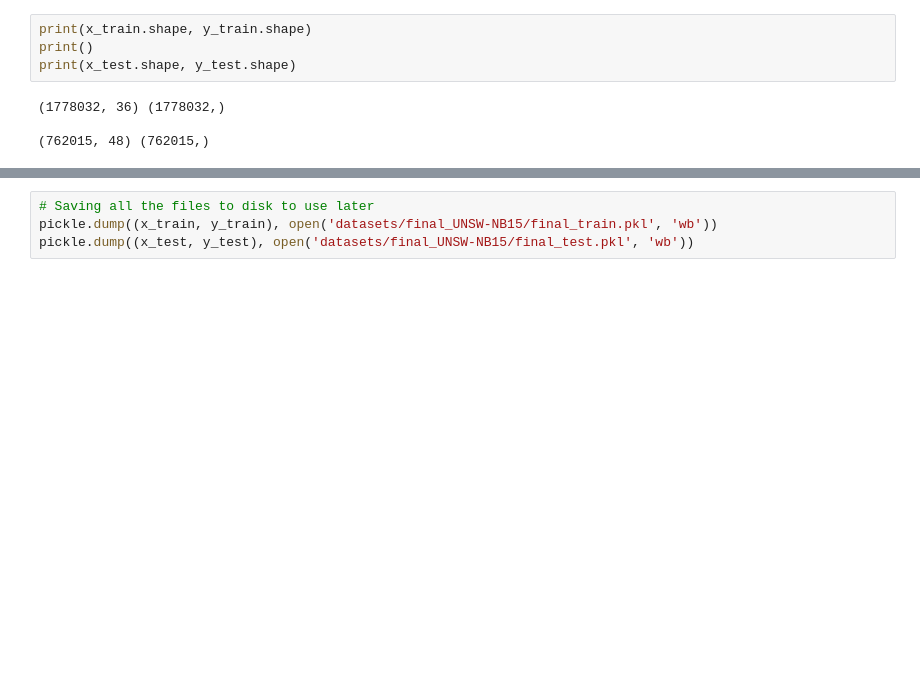
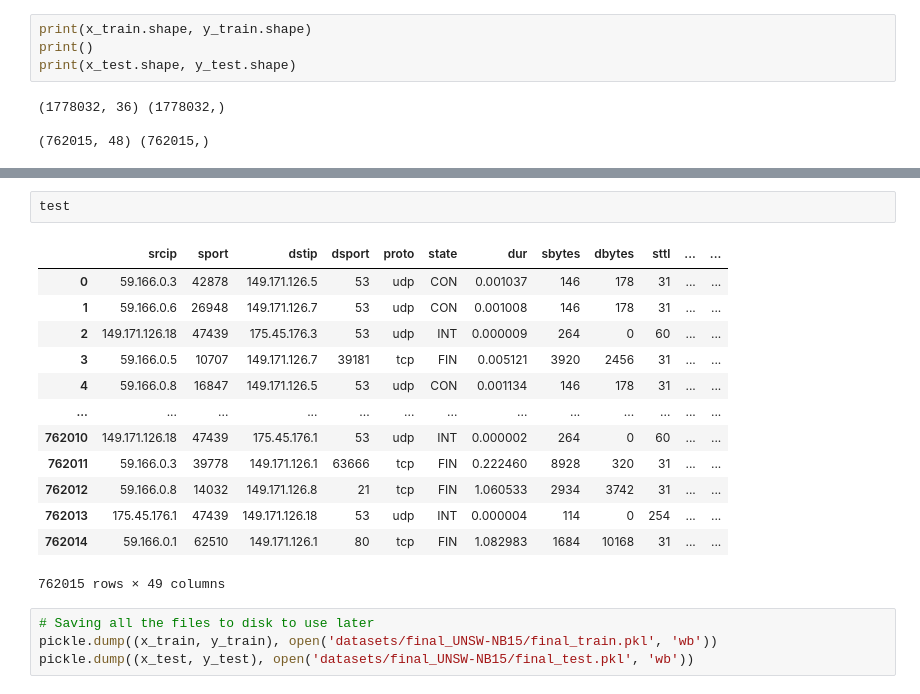
Before and after one commit to DezS4125/An-IDS, a Jupyter notebook: Feature Engineering and Data Preparation.ipynb, the cells around one changed output, grey strips where cells are left out. Cells and saved outputs as stored; diff of their text form; blank space fills up the shorter version.

```diff
--- a/Feature Engineering and Data Preparation.ipynb
+++ b/Feature Engineering and Data Preparation.ipynb
@@ -238,3 +314,19 @@ print(x_test.shape, y_test.shape)
+# %%
+test
+# %% [output]
+|  | srcip | sport | dstip | dsport | proto | state | dur | sbytes | dbytes | sttl | ... | ... |
+| 0 | 59.166.0.3 | 42878 | 149.171.126.5 | 53 | udp | CON | 0.001037 | 146 | 178 | 31 | ... | ... |
+| 1 | 59.166.0.6 | 26948 | 149.171.126.7 | 53 | udp | CON | 0.001008 | 146 | 178 | 31 | ... | ... |
+| 2 | 149.171.126.18 | 47439 | 175.45.176.3 | 53 | udp | INT | 0.000009 | 264 | 0 | 60 | ... | ... |
+| 3 | 59.166.0.5 | 10707 | 149.171.126.7 | 39181 | tcp | FIN | 0.005121 | 3920 | 2456 | 31 | ... | ... |
+| 4 | 59.166.0.8 | 16847 | 149.171.126.5 | 53 | udp | CON | 0.001134 | 146 | 178 | 31 | ... | ... |
+| ... | ... | ... | ... | ... | ... | ... | ... | ... | ... | ... | ... | ... |
+| 762010 | 149.171.126.18 | 47439 | 175.45.176.1 | 53 | udp | INT | 0.000002 | 264 | 0 | 60 | ... | ... |
+| 762011 | 59.166.0.3 | 39778 | 149.171.126.1 | 63666 | tcp | FIN | 0.222460 | 8928 | 320 | 31 | ... | ... |
+| 762012 | 59.166.0.8 | 14032 | 149.171.126.8 | 21 | tcp | FIN | 1.060533 | 2934 | 3742 | 31 | ... | ... |
+| 762013 | 175.45.176.1 | 47439 | 149.171.126.18 | 53 | udp | INT | 0.000004 | 114 | 0 | 254 | ... | ... |
+| 762014 | 59.166.0.1 | 62510 | 149.171.126.1 | 80 | tcp | FIN | 1.082983 | 1684 | 10168 | 31 | ... | ... |
+762015 rows × 49 columns
 # %%
 # Saving all the files to disk to use later
 pickle.dump((x_train, y_train), open('datasets/final_UNSW-NB15/final_train.pkl', 'wb'))
```
Also changed, not shown: parts of 21 cells of this notebook, 1 other file.
